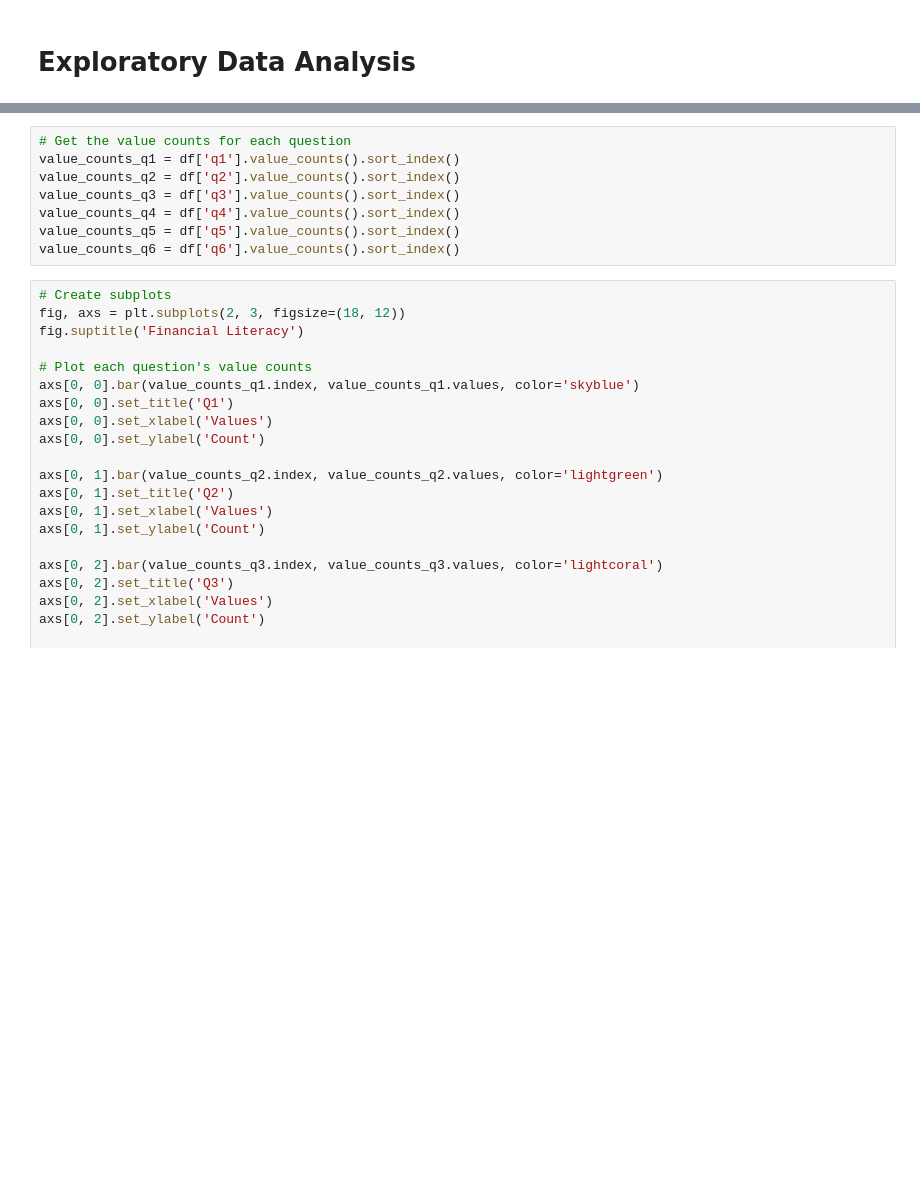
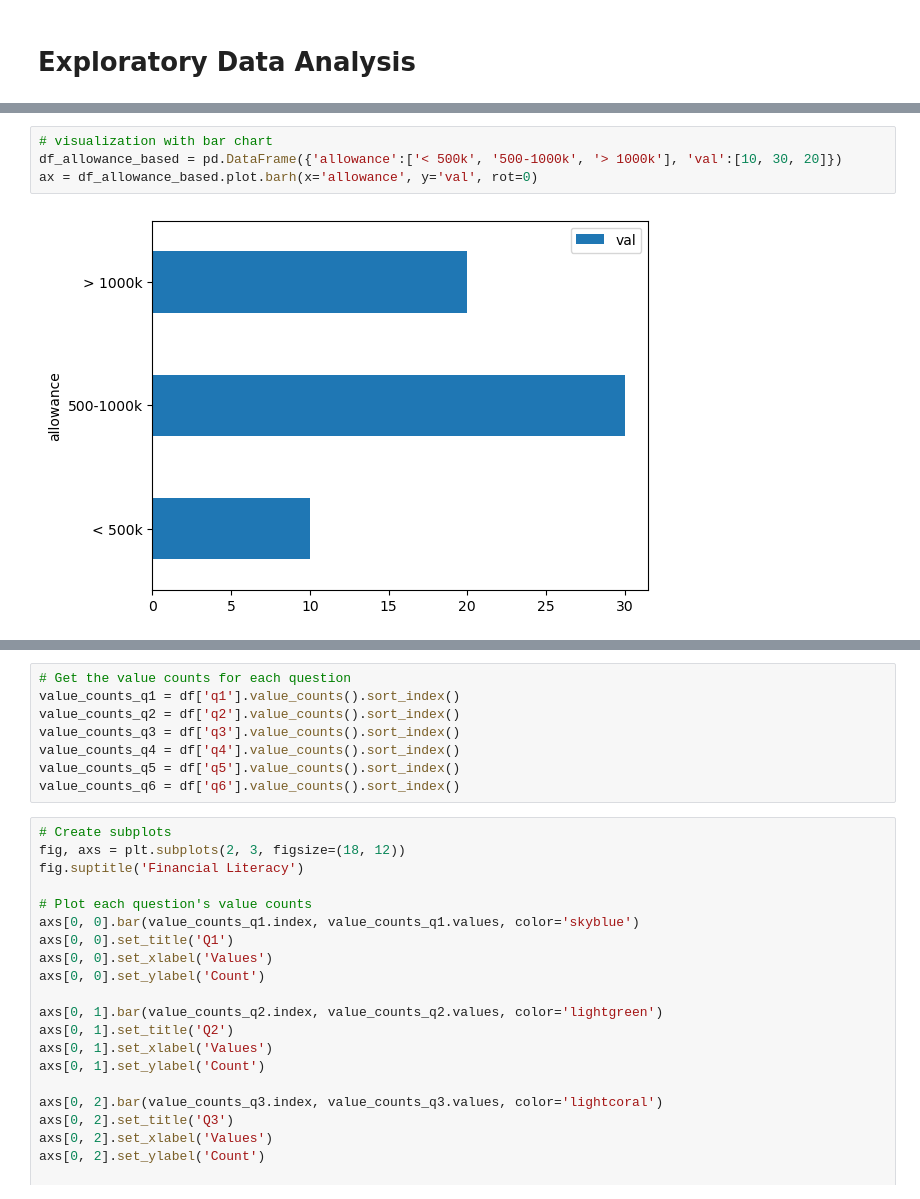
Before and after one commit to FTDS-assignment-bay/p2-final-project-ftds-006-bsd-group-001, a Jupyter notebook: final_project_NLP.ipynb, the cells around one changed output, grey strips where cells are left out. Drawn from its saved outputs; the diff is of its cells as text; blank space fills up the shorter version.

```diff
--- a/final_project_NLP.ipynb
+++ b/final_project_NLP.ipynb
@@ -433,0 +263,6 @@ Index(['gender', 'age', 'allowance', 'q1', 'q2', 'q3', 'q4', 'q5', 'q6', 'q7',
+# %%
+# visualization with bar chart
+df_allowance_based = pd.DataFrame({'allowance':['< 500k', '500-1000k', '> 1000k'], 'val':[10, 30, 20]})
+ax = df_allowance_based.plot.barh(x='allowance', y='val', rot=0)
+# %% [output]
+[figure, added]
```
Also changed, not shown: parts of 190 cells of this notebook, 2 other files.
